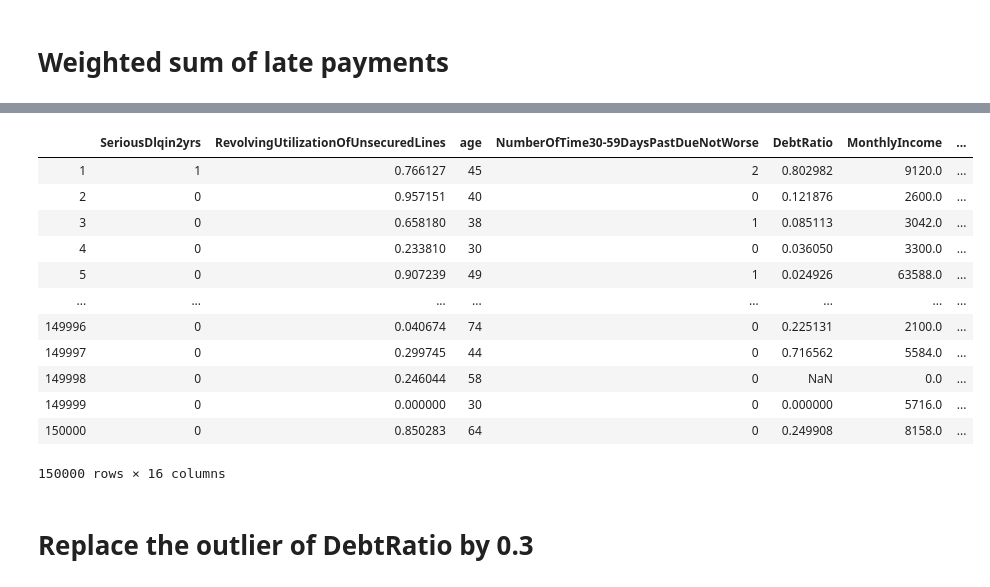
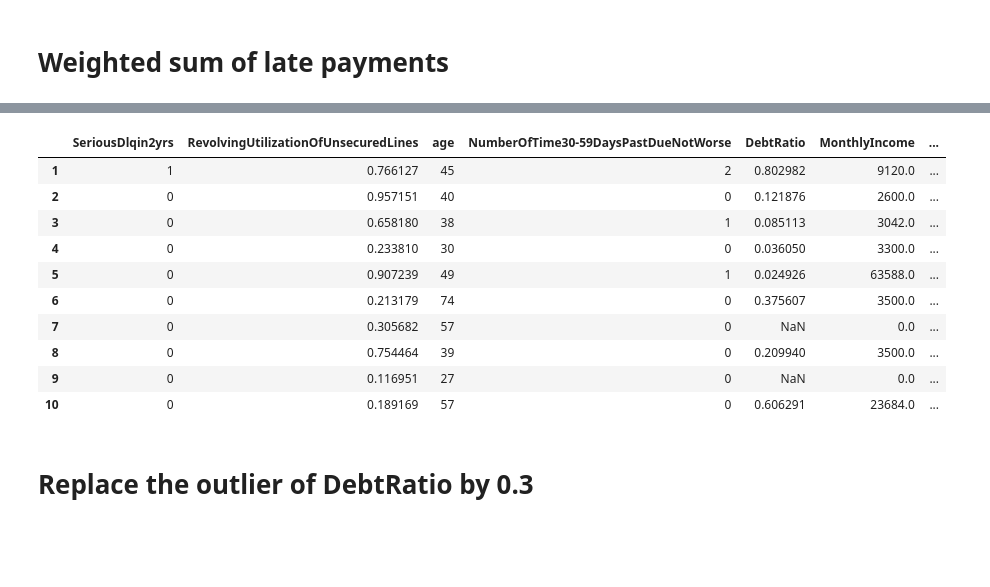
Before and after one commit to Simplon-IA-Bdx-1/give-me-some-credit-Malaika-p, a Jupyter notebook: new_features_give_me_credit.ipynb, the cells around one changed output, grey strips where cells are left out. Cells and saved outputs as stored; diff of their text form; code cells hidden in the pictures; blank space fills up the shorter version.

```diff
--- a/new_features_give_me_credit.ipynb
+++ b/new_features_give_me_credit.ipynb
@@ -15,9 +21,12 @@ import kaggle
 
 Files must be placed in the same directory as this file. Alternatively, modify the relative path to those files.
 # %%
-!pwd
-!ls
-fulltrain=read_csv('./cs-training.csv', index_col=0)
-test=read_csv('./cs-test.csv', index_col=0)
+#!pwd
+#!ls
 
-data_sets=[fulltrain,test] #pour travailler sur les 2 datasets
+file_kg_fulltrain = 'cs-training.csv'
+file_kg_test =  'cs-test.csv'
+dossier_kg_file = './'
+dossier_prep_file = './prep_datasets/'
+fulltrain=read_csv(dossier_kg_file +file_kg_fulltrain, index_col=0)
+test=read_csv(dossier_kg_file +file_kg_test, index_col=0)
@@ -47,0 +49,6 @@ csv_suffix = version + '.csv'
+# %%
+fixed_seed=42
+train, dev = train_test_split(fulltrain, test_size=0.2, random_state=fixed_seed)
+data_sets=[fulltrain,train,dev,test]
+filenames=[filename_fulltrain,filename_train,filename_dev,filename_test]
+datasets_names=['fulltrain','train','dev','test']
@@ -261,19 +305,17 @@ for df in data_sets:
 # %%
-data_sets[0]
+data_sets[0].head(10)
 # %% [output]
 |  | SeriousDlqin2yrs | RevolvingUtilizationOfUnsecuredLines | age | NumberOfTime30-59DaysPastDueNotWorse | DebtRatio | MonthlyIncome | ... |
 | 1 | 1 | 0.766127 | 45 | 2 | 0.802982 | 9120.0 | ... |
 | 2 | 0 | 0.957151 | 40 | 0 | 0.121876 | 2600.0 | ... |
 | 3 | 0 | 0.658180 | 38 | 1 | 0.085113 | 3042.0 | ... |
 | 4 | 0 | 0.233810 | 30 | 0 | 0.036050 | 3300.0 | ... |
 | 5 | 0 | 0.907239 | 49 | 1 | 0.024926 | 63588.0 | ... |
-| ... | ... | ... | ... | ... | ... | ... | ... |
-| 149996 | 0 | 0.040674 | 74 | 0 | 0.225131 | 2100.0 | ... |
-| 149997 | 0 | 0.299745 | 44 | 0 | 0.716562 | 5584.0 | ... |
-| 149998 | 0 | 0.246044 | 58 | 0 | NaN | 0.0 | ... |
-| 149999 | 0 | 0.000000 | 30 | 0 | 0.000000 | 5716.0 | ... |
-| 150000 | 0 | 0.850283 | 64 | 0 | 0.249908 | 8158.0 | ... |
+| 6 | 0 | 0.213179 | 74 | 0 | 0.375607 | 3500.0 | ... |
+| 7 | 0 | 0.305682 | 57 | 0 | NaN | 0.0 | ... |
+| 8 | 0 | 0.754464 | 39 | 0 | 0.209940 | 3500.0 | ... |
+| 9 | 0 | 0.116951 | 27 | 0 | NaN | 0.0 | ... |
+| 10 | 0 | 0.189169 | 57 | 0 | 0.606291 | 23684.0 | ... |
-150000 rows × 16 columns
 # %% [markdown]
 # Replace the outlier of DebtRatio by 0.3
 # %%
```
Also changed, not shown: parts of 38 cells of this notebook, 1 other file.
